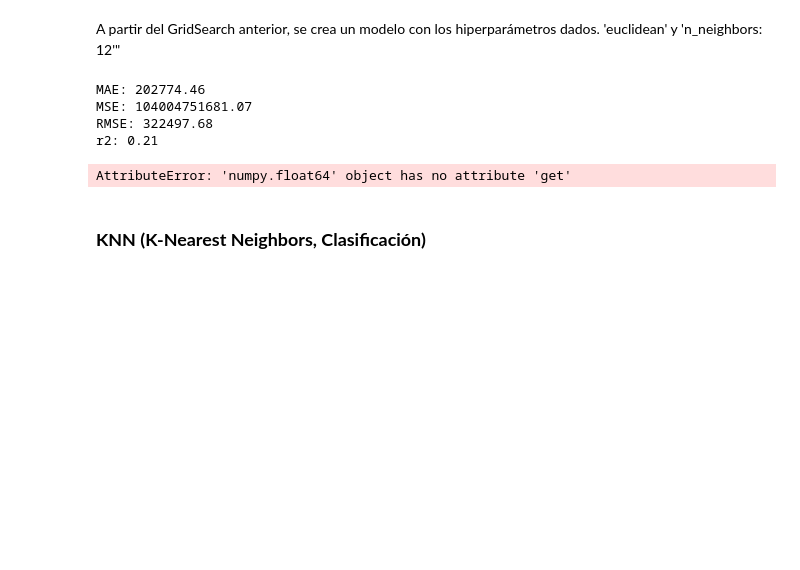
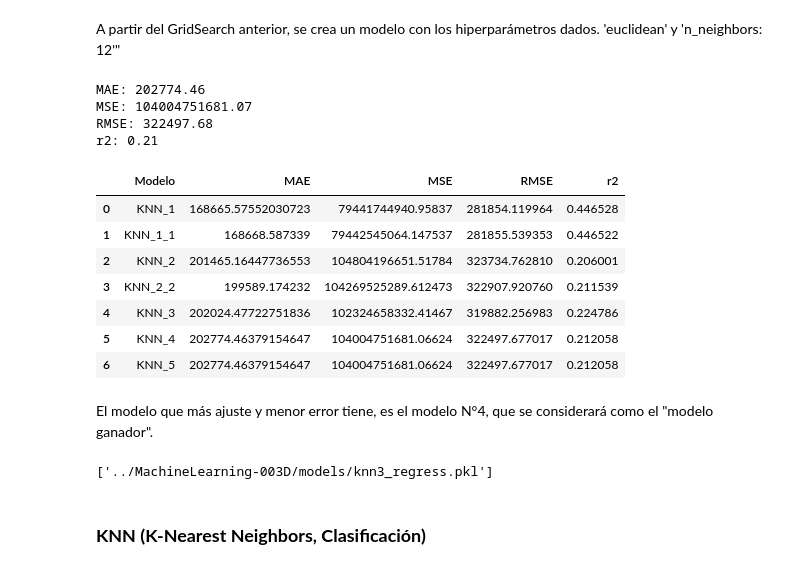
Before and after one commit to dar-rojas/MachineLearning-003D, a Jupyter notebook: modelling.ipynb, the cells around one changed output. Saved outputs shown, nothing was run; the diff lists cells and outputs as text; code cells hidden in the pictures; blank space fills up the shorter version.

```diff
--- a/modelling.ipynb
+++ b/modelling.ipynb
@@ -296,17 +296,34 @@ RMSE: 322497.68
 r2: 0.21
 # %%
 # Comparamos todos los modelos y elegimos el mejor
-import cupy
 
 knn_best = pd.DataFrame({
     'Modelo': ['KNN_1', 'KNN_1_1', 'KNN_2', 'KNN_2_2', 'KNN_3', 'KNN_4', 'KNN_5'],
-    'MAE': [MAE_1, MAE_1_1, MAE_2, MAE_2_2, MAE_3, MAE_4, MAE_5],
-    'MSE': [MSE_1, MSE_1_1, MSE_2, MSE_2_2, MSE_3, MSE_4, MSE_5],
+    'MAE': [MAE_1.get(), MAE_1_1, MAE_2.get(), MAE_2_2, MAE_3.get(), MAE_4.get(), MAE_5.get()],
+    'MSE': [MSE_1.get(), MSE_1_1, MSE_2.get(), MSE_2_2, MSE_3.get(), MSE_4.get(), MSE_5.get()],
     'RMSE': [RMSE_1, RMSE_1_1, RMSE_2, RMSE_2_2, RMSE_3, RMSE_4, RMSE_5],
     'r2': [r2_1, r2_1_1, r2_2, r2_2_2, r2_3, r2_4, r2_5],
     })
+
+knn_best
 # %% [output]
-AttributeError: 'numpy.float64' object has no attribute 'get'
+|  | Modelo | MAE | MSE | RMSE | r2 |
+| 0 | KNN_1 | 168665.57552030723 | 79441744940.95837 | 281854.119964 | 0.446528 |
+| 1 | KNN_1_1 | 168668.587339 | 79442545064.147537 | 281855.539353 | 0.446522 |
+| 2 | KNN_2 | 201465.16447736553 | 104804196651.51784 | 323734.762810 | 0.206001 |
+| 3 | KNN_2_2 | 199589.174232 | 104269525289.612473 | 322907.920760 | 0.211539 |
+| 4 | KNN_3 | 202024.47722751836 | 102324658332.41467 | 319882.256983 | 0.224786 |
+| 5 | KNN_4 | 202774.46379154647 | 104004751681.06624 | 322497.677017 | 0.212058 |
+| 6 | KNN_5 | 202774.46379154647 | 104004751681.06624 | 322497.677017 | 0.212058 |
+# %% [markdown]
+El modelo que más ajuste y menor error tiene, es el modelo N°4, que se considerará como el "modelo ganador".
+# %%
+import joblib as jb
+
+# Guardar el modelo
+jb.dump(knn_3, "../MachineLearning-003D/models/knn3_regress.pkl")
+# %% [output]
+['../MachineLearning-003D/models/knn3_regress.pkl']
 # %% [markdown]
 ### **KNN (K-Nearest Neighbors, Clasificación)**
 # %% [markdown]
```
Also changed, not shown: parts of 12 cells of this notebook.
